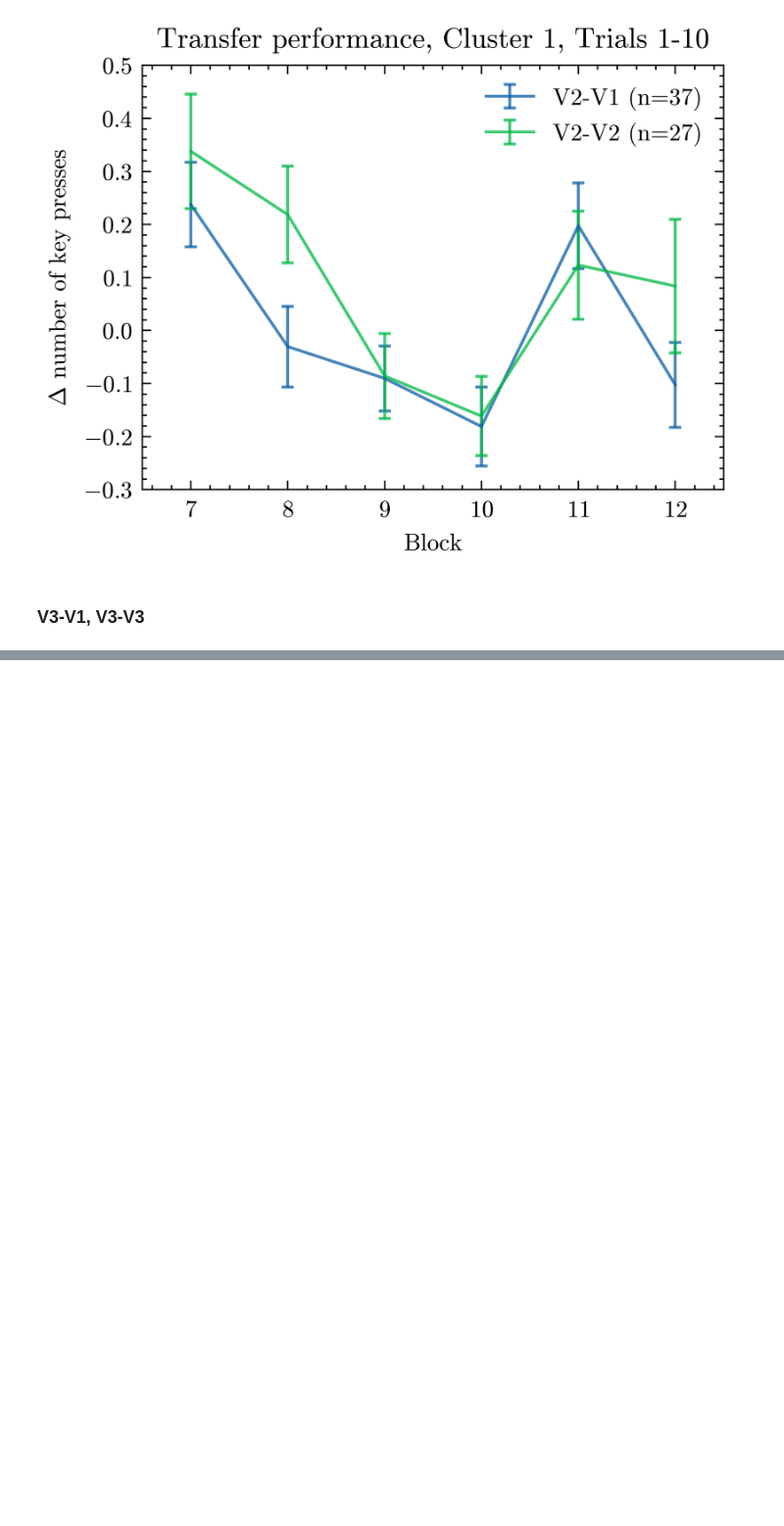
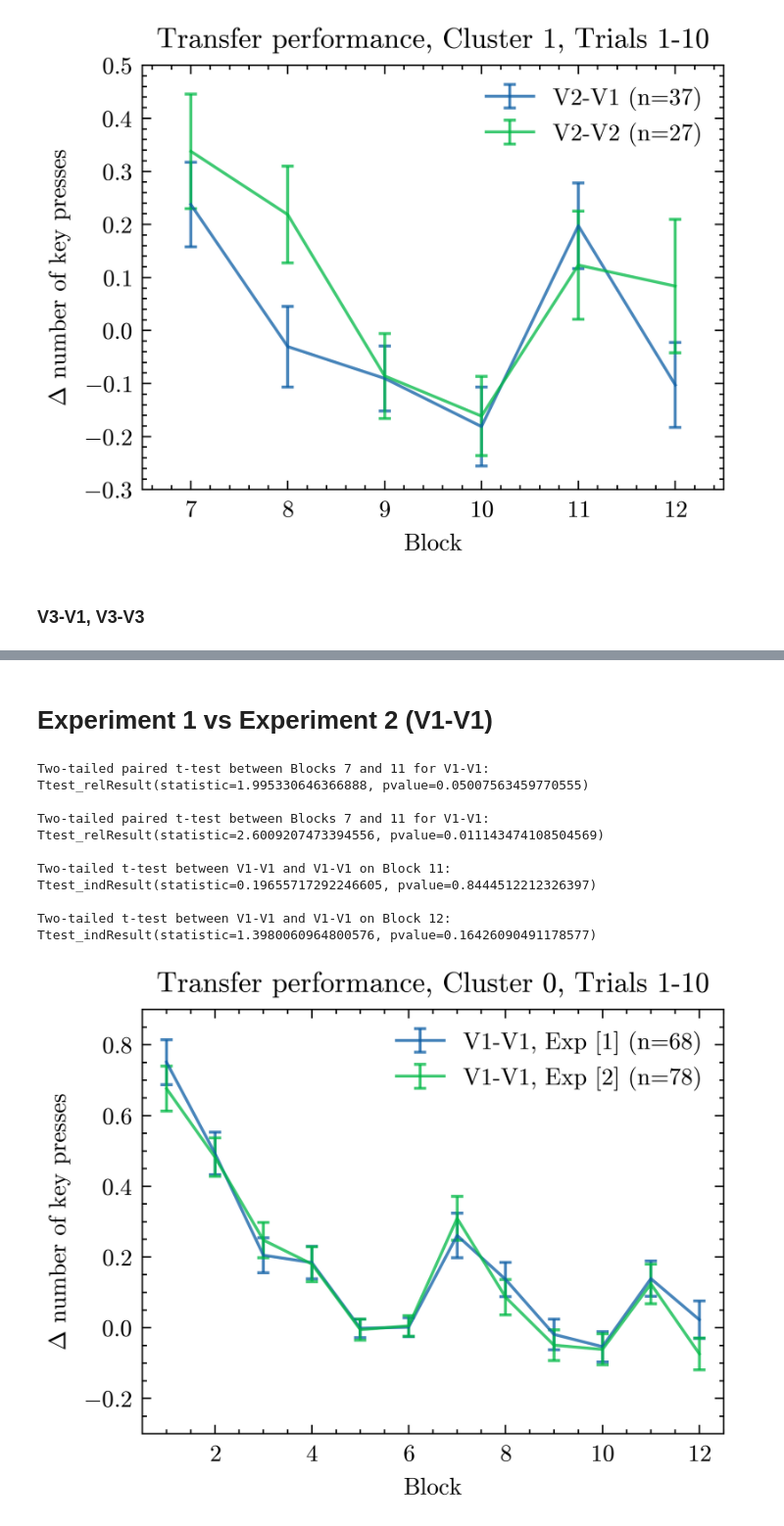
Before and after one commit to jl3676/learning_hierarchy, a Jupyter notebook: analyze_behavior.ipynb, the cells around one changed output, grey strips where cells are left out. Shown at 98% size. Cells and saved outputs as stored; diff of their text form; code cells hidden in the pictures; blank space fills up the shorter version.

```diff
--- a/analyze_behavior.ipynb
+++ b/analyze_behavior.ipynb
@@ -255 +270,18 @@ V2 vs V3: Ttest_indResult(statistic=1.7705518326454472, pvalue=0.038827067449036
 [figure]
+# %% [markdown]
+# Experiment 1 vs Experiment 2 (V1-V1)
+# %%
+plotting.plot_transfer_learning_curves(all_data, meta_data, 'V1-V1', 'V1-V1', '', exp=[1], exp2=[2], cluster=0, start_trial=0, trials_to_probe=10, first_press_accuracy=False, save_vector=True, all_blocks=True)
+# %% [output]
+Two-tailed paired t-test between Blocks 7 and 11 for V1-V1:
+Ttest_relResult(statistic=1.995330646366888, pvalue=0.05007563459770555)
+
+Two-tailed paired t-test between Blocks 7 and 11 for V1-V1:
+Ttest_relResult(statistic=2.6009207473394556, pvalue=0.011143474108504569)
+
+Two-tailed t-test between V1-V1 and V1-V1 on Block 11:
+Ttest_indResult(statistic=0.19655717292246605, pvalue=0.8444512212326397)
+
+Two-tailed t-test between V1-V1 and V1-V1 on Block 12:
+Ttest_indResult(statistic=1.3980060964800576, pvalue=0.16426090491178577)
+[figure, added]
```
Also changed, not shown: parts of 10 cells of this notebook, 28 other files.
